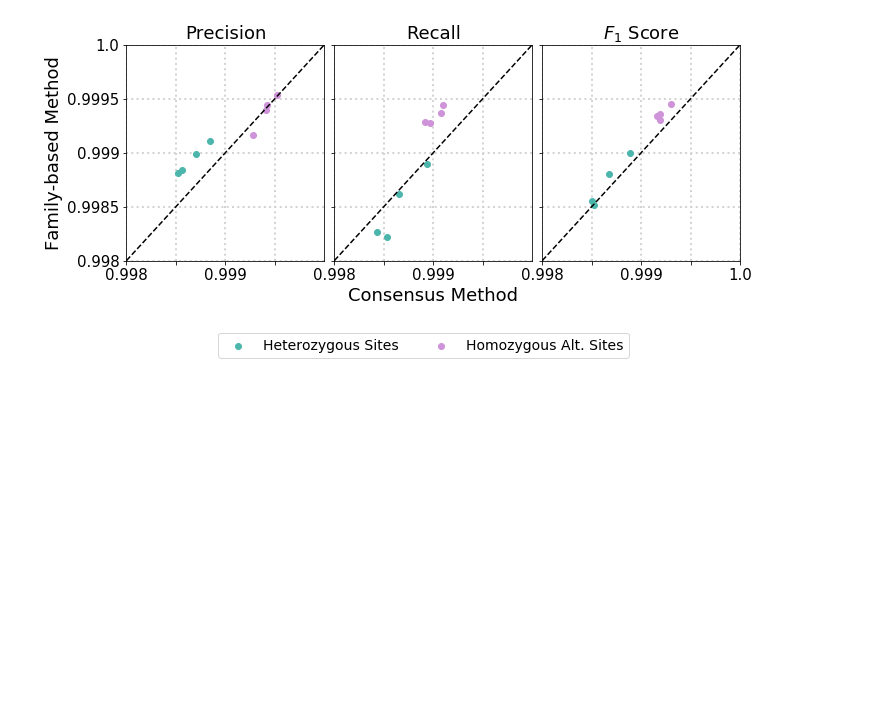
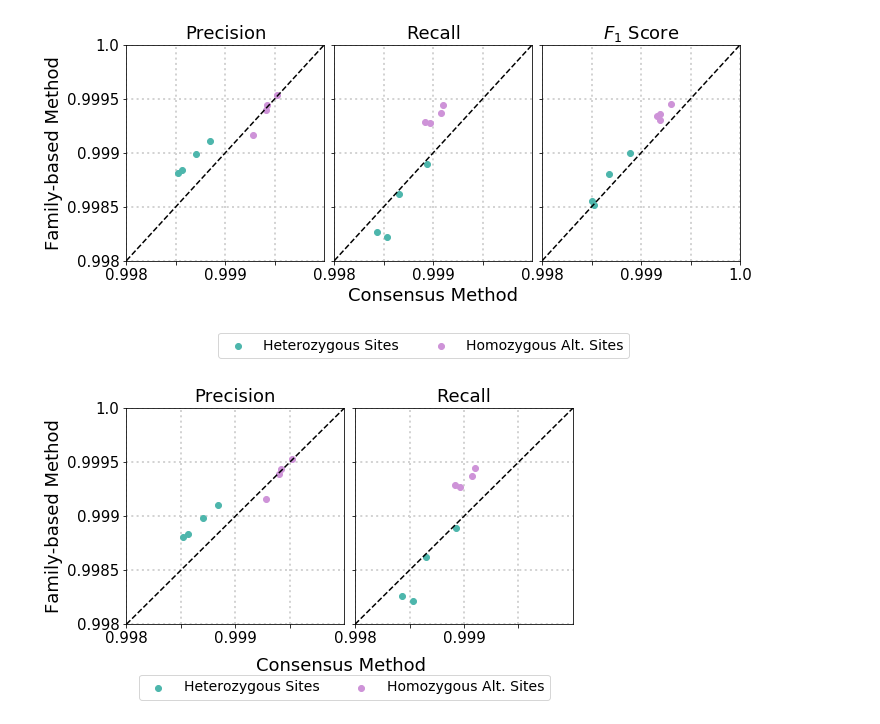
Before and after one commit to kpaskov/FamilySeqError, a Jupyter notebook: parameter_estimation/Compare-Consensus-Method.ipynb, the cells around one changed output. Cells and saved outputs as stored; diff of their text form; code cells hidden in the pictures; blank space fills up the shorter version.

```diff
--- a/parameter_estimation/Compare-Consensus-Method.ipynb
+++ b/parameter_estimation/Compare-Consensus-Method.ipynb
@@ -434,6 +434,48 @@ plt.show()
 The PostScript backend does not support transparency; partially transparent artists will be rendered opaque.
 The PostScript backend does not support transparency; partially transparent artists will be rendered opaque.
 [figure]
+# %%
+fig = plt.figure(figsize=(8, 5))
+
+ticks = [0.998, 0.9985, 0.999, 0.9995, 1.0]
+ticklabels = [str(x) for x in ticks]
+
+ax = plt.subplot(1, 2, 1)
+plt.scatter(cons_het_precision, fam_het_precision[:, 3], color='#4db6ac', label='Heterozygous Sites')
+plt.scatter(cons_homalt_precision, fam_homalt_precision[:, 3], color='#ce93d8', label='Homozygous Alt. Sites')
+plt.xlim([ticks[0], ticks[-1]])
+plt.ylim([ticks[0], ticks[-1]])
+plt.plot(plt.xlim(), plt.xlim(), color='black', linestyle='--')
+plt.title('Precision', fontsize=18)
+plt.ylabel('Family-based Method', fontsize=18)
+plt.grid(True, linewidth=2, zorder=0, color='lightgrey', linestyle=':')
+ax.set_axisbelow(True)
+plt.legend(loc='lower center', ncol=2,
+                   bbox_to_anchor=(1, -0.35), borderaxespad=0., fontsize=14, frameon=True)
+plt.xticks(ticks[:-1], [x if i%2==0 else '' for i, x in enumerate(ticklabels[:-1])], fontsize=15)
+plt.yticks(ticks, ticklabels, fontsize=15)
+
+ax = plt.subplot(1, 2, 2)
+plt.scatter(cons_het_recall, fam_het_recall[:, 3], color='#4db6ac')
+plt.scatter(cons_homalt_recall, fam_homalt_recall[:, 3], color='#ce93d8')
+plt.xlim([ticks[0], ticks[-1]])
+plt.ylim([ticks[0], ticks[-1]])
+plt.plot(plt.xlim(), plt.xlim(), color='black', linestyle='--')
+plt.title('Recall', fontsize=18, ha='center')
+#plt.xlabel('Consensus Method', fontsize=18)
+
+plt.grid(True, linewidth=2, zorder=0, color='lightgrey', linestyle=':')
+ax.set_axisbelow(True)
+plt.xticks(ticks[:-1], [x if i%2==0 else '' for i, x in enumerate(ticklabels[:-1])], fontsize=15)
+plt.yticks(ticks, ['' for _ in ticks], fontsize=15)
+
+fig.subplots_adjust(wspace=0.05, hspace=0.0, top=0.9, bottom=0.3)
+
+fig.text(0.35, 0.17, 'Consensus Method', fontsize=18)
+
+plt.show()
+# %% [output]
+[figure, added]
 # %%
 plt.figure(figsize=(15, 5))
 
```
Also changed, not shown: parts of 1 cell of this notebook, 6 other files.
